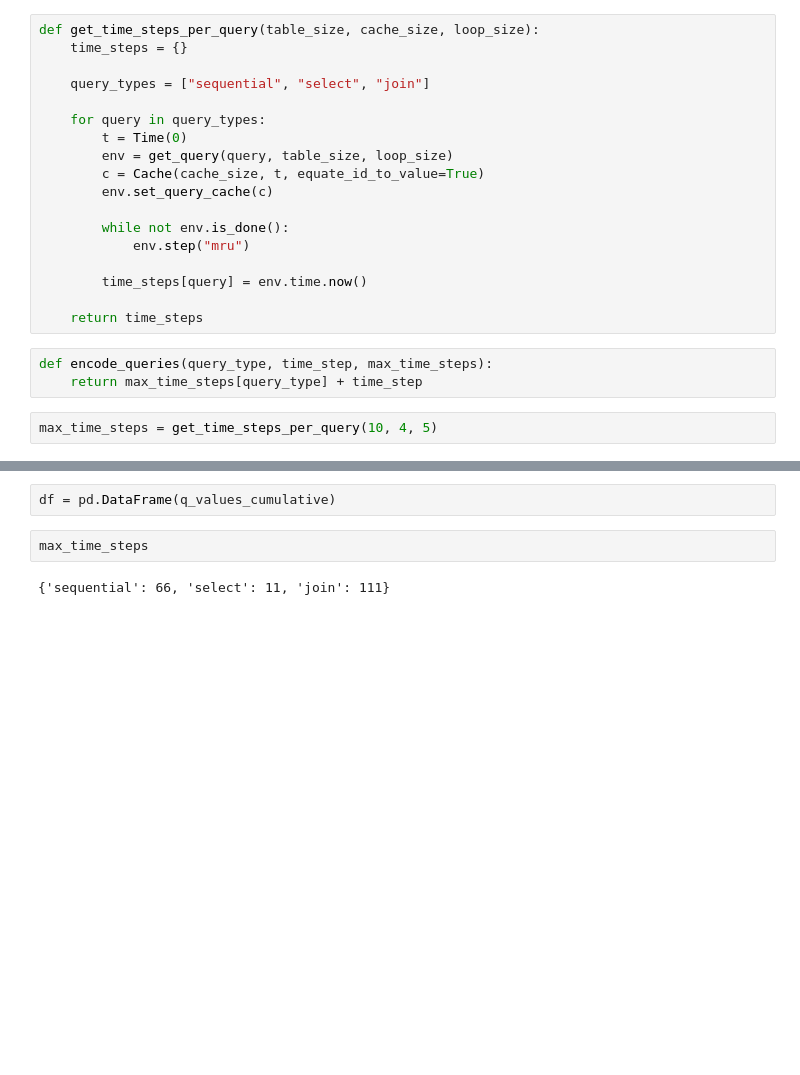
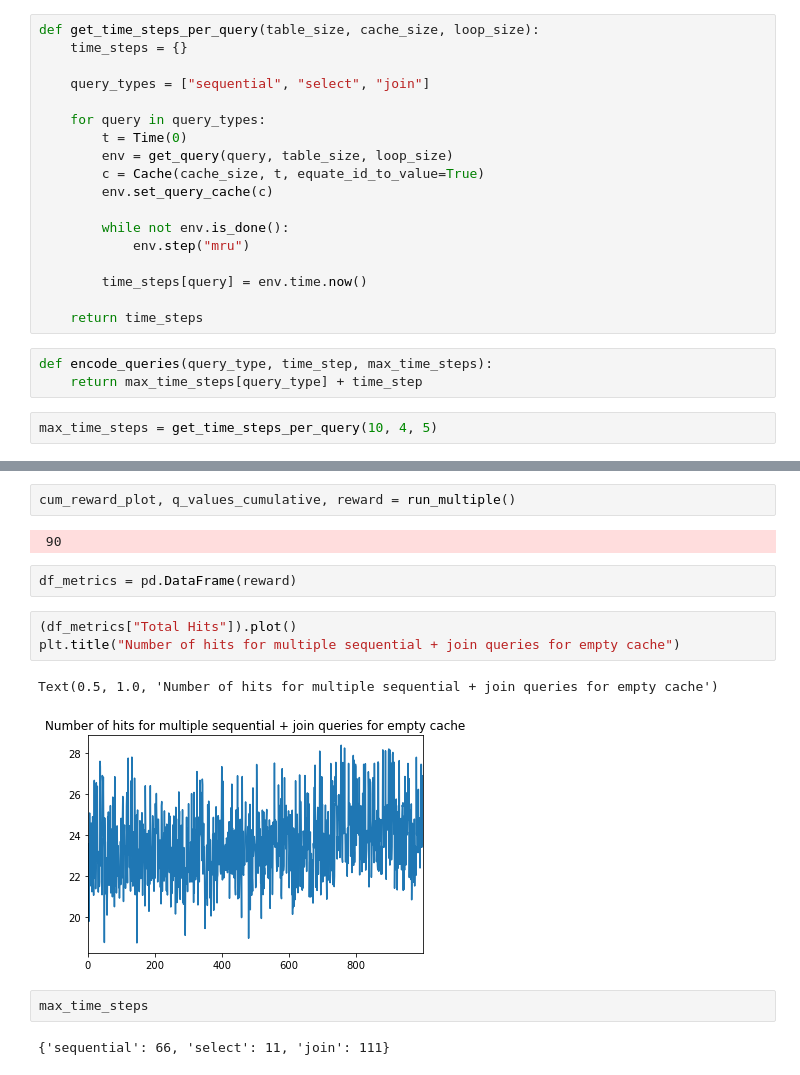
Before and after one commit to cardwizard/DatabaseDeepQL, a Jupyter notebook: QLearning.ipynb, the cells around one changed output, grey strips where cells are left out. Drawn from its saved outputs; the diff is of its cells as text; blank space fills up the shorter version.

```diff
--- a/QLearning.ipynb
+++ b/QLearning.ipynb
@@ -280,5 +284,15 @@ Training finished.
+# %%
+cum_reward_plot, q_values_cumulative, reward = run_multiple()
+# %% [output]
+ 90
 # %%
-df = pd.DataFrame(q_values_cumulative)
+df_metrics = pd.DataFrame(reward)
+# %%
+(df_metrics["Total Hits"]).plot()
+plt.title("Number of hits for multiple sequential + join queries for empty cache")
+# %% [output]
+Text(0.5, 1.0, 'Number of hits for multiple sequential + join queries for empty cache')
+[figure, added]
 # %%
 max_time_steps
 # %% [output]
```
Also changed, not shown: parts of 38 cells of this notebook.
